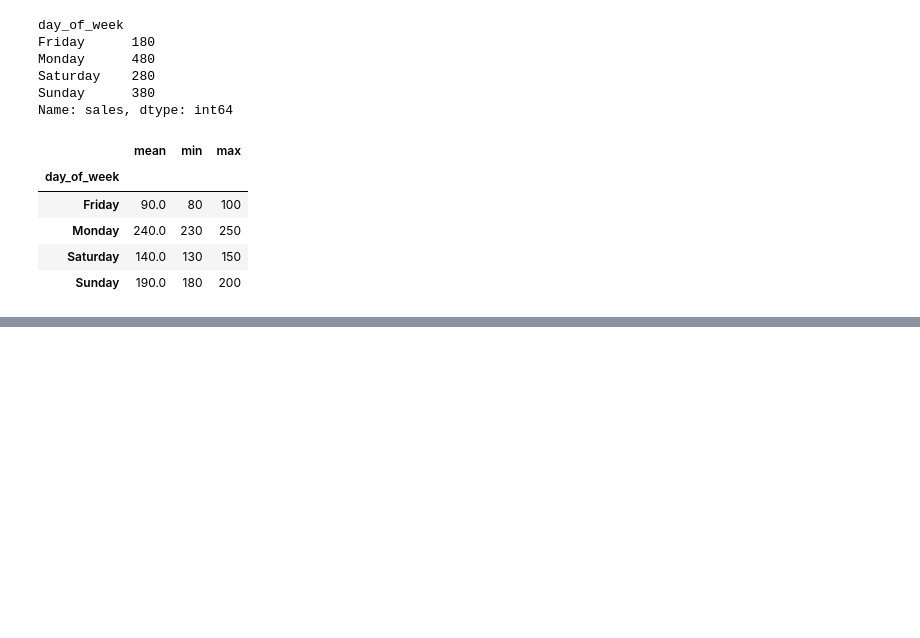
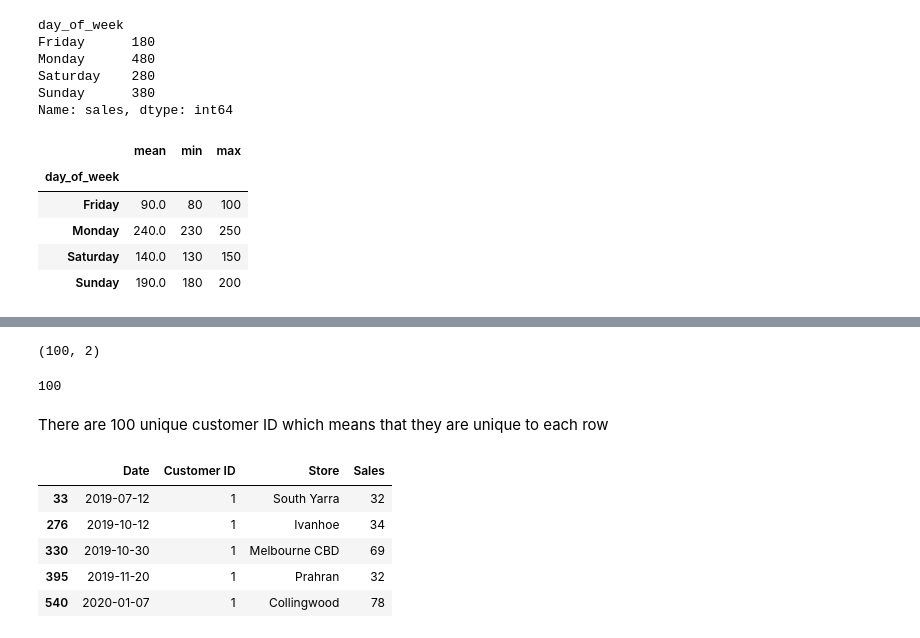
Before and after one commit to Harshraj77/data_science_and_ml_learning, a Jupyter notebook: pandas/zero_to_hero.ipynb, the cells around one changed output, grey strips where cells are left out. Saved outputs shown, nothing was run; the diff lists cells and outputs as text; code cells hidden in the pictures; blank space fills up the shorter version.

```diff
--- a/pandas/zero_to_hero.ipynb
+++ b/pandas/zero_to_hero.ipynb
@@ -762,0 +904,23 @@ df_new.groupby('day_of_week').sales.agg([np.mean,min,max])
+# %%
+# Shape of customers shape, there are 100 rows and 2 columns
+
+customers.shape
+# %% [output]
+(100, 2)
+# %%
+customers['Customer ID'].nunique()
+# %% [output]
+100
+# %% [markdown]
+There are 100 unique customer ID which means that they are unique to each row
+# %%
+# Select sales made by customer with customer ID number 1
+
+sales.loc[sales['Customer ID'] == 1, :].head()
+# %% [output]
+|  | Date | Customer ID | Store | Sales |
+| 33 | 2019-07-12 | 1 | South Yarra | 32 |
+| 276 | 2019-10-12 | 1 | Ivanhoe | 34 |
+| 330 | 2019-10-30 | 1 | Melbourne CBD | 69 |
+| 395 | 2019-11-20 | 1 | Prahran | 32 |
+| 540 | 2020-01-07 | 1 | Collingwood | 78 |
```
Also changed, not shown: parts of 22 cells of this notebook.
